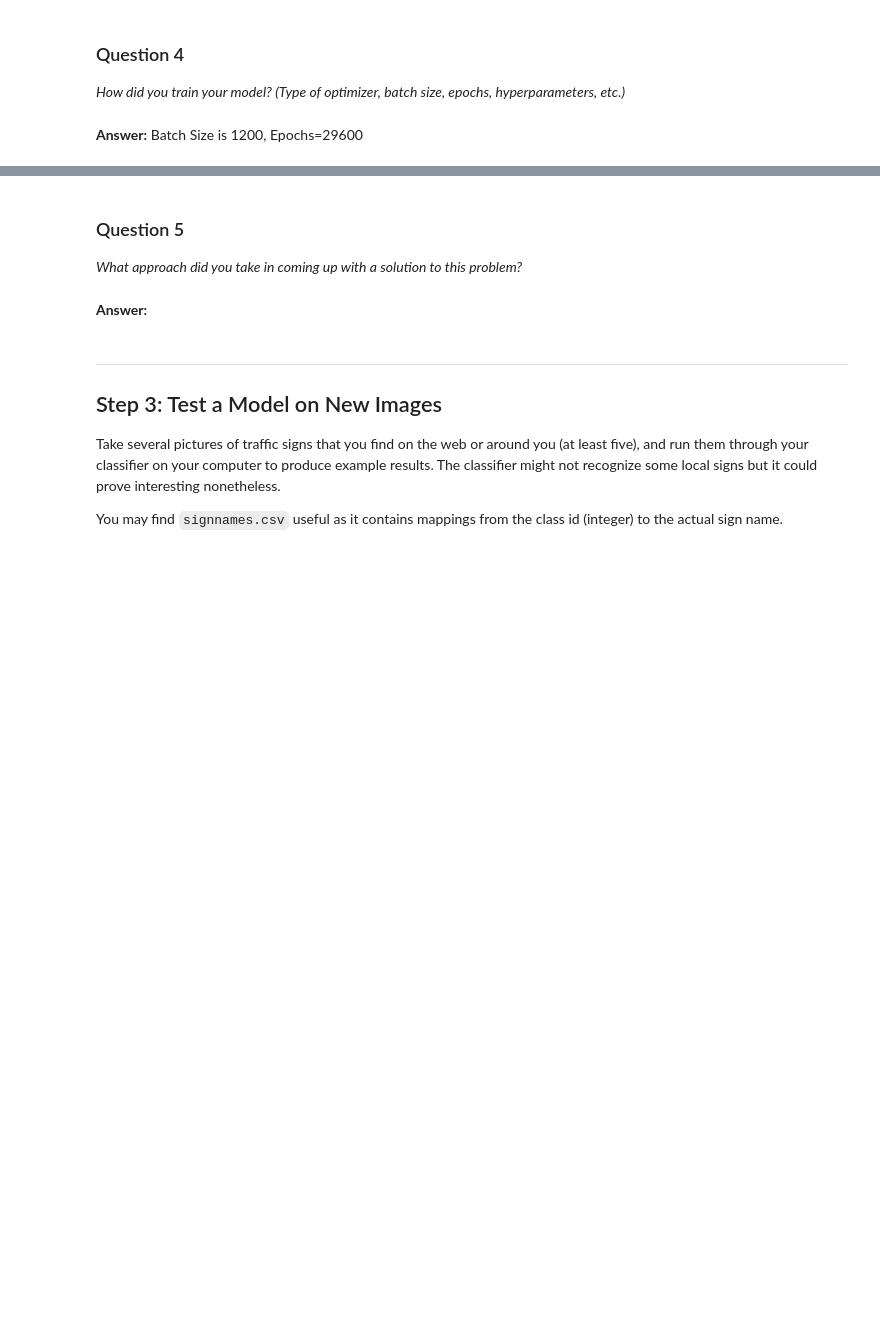
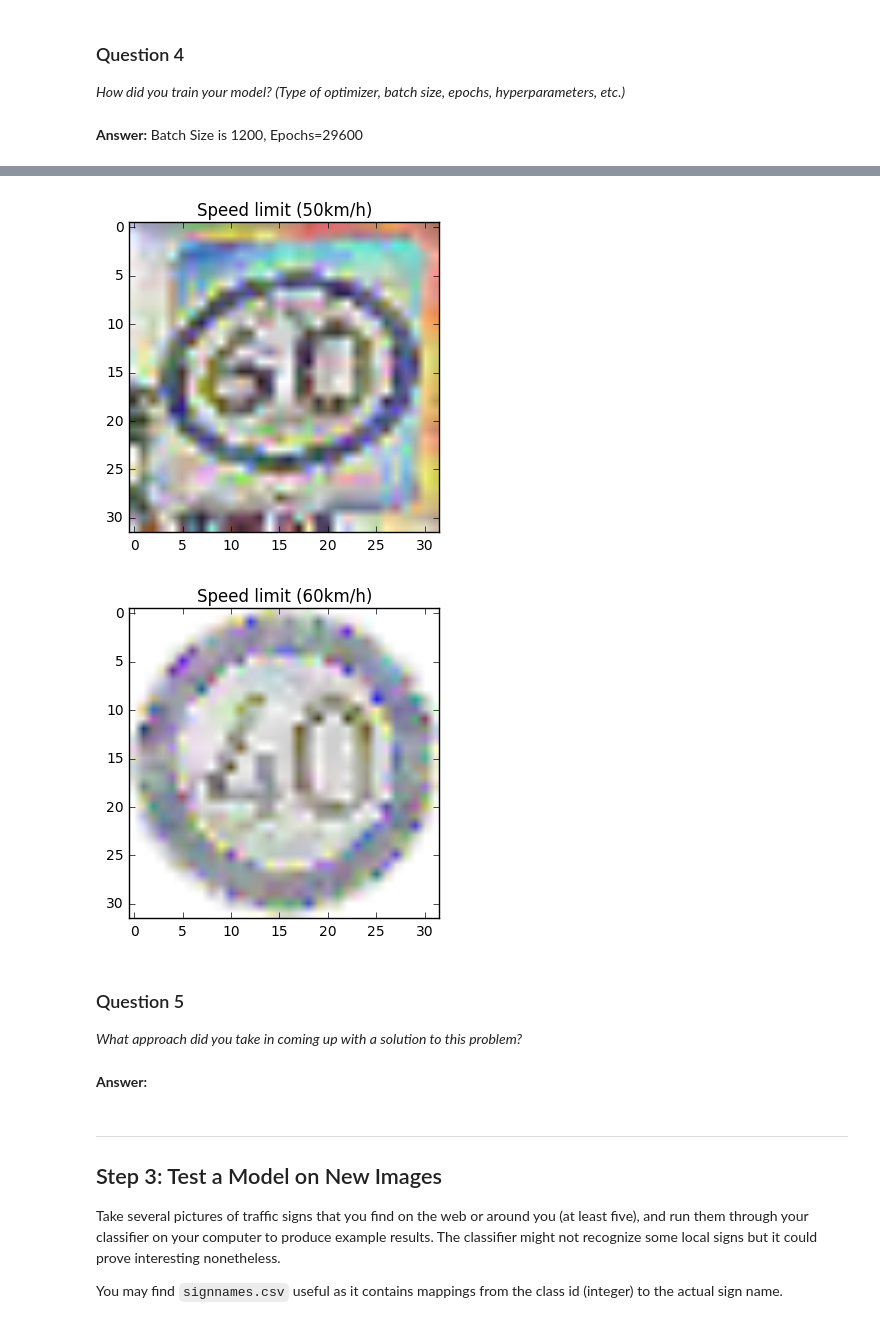
Before and after one commit to chinnikrishna/TrafficSignClassifier, a Jupyter notebook: Traffic_Signs_Recognition.ipynb, the cells around one changed output, grey strips where cells are left out. Saved outputs shown, nothing was run; the diff lists cells and outputs as text; code cells hidden in the pictures; blank space fills up the shorter version.

```diff
--- a/Traffic_Signs_Recognition.ipynb
+++ b/Traffic_Signs_Recognition.ipynb
@@ -548,0 +359,15 @@ _What does your final architecture look like? (Type of model, layers, sizes, con
+# %%
+#PlaceHolder for Image
+ImgPH=tf.placeholder(tf.float32,[None,32,32,3])
+#Placeholders for Labels
+LabelPH_OHE  =tf.placeholder(tf.float32,[None,NumClasses])
+LabelPH_Plain=tf.placeholder(tf.float32,[None])
+# %%
+#Running through network
+NetworkOpt=AlexNet(ImgPH)
+#Applying Softmax to predict
+ClassPredOHE = tf.nn.softmax(NetworkOpt)
+#Selecting the highest probability to get normal lable
+ClassPred    = tf.argmax(ClassPredOHE, dimension=1)
+#Casting
+ClassPred    = tf.cast(ClassPred,tf.float32)
@@ -556,3 +479,30 @@ Batch Size is 1200, Epochs=29600
+# %%
+
+def ClassifyImg(ImgName):
+    dim=(32,32)
+    Image=cv2.imread(ImgName)
+    #Image=cv2.cvtColor(Image,cv2.COLOR_BGR2YUV)
+    Image=cv2.resize(Image,dim,cv2.INTER_CUBIC)
+    clahe=cv2.createCLAHE(clipLimit=2.0, tileGridSize=(8,8))
+    Image[:,:,0]=cv2.equalizeHist(Image[:,:,0])
+    Image[:,:,1]=cv2.equalizeHist(Image[:,:,1])
+    Image[:,:,2]=cv2.equalizeHist(Image[:,:,2])
+    Image[:,:,0]=clahe.apply(Image[:,:,0])
+    Image[:,:,1]=clahe.apply(Image[:,:,1])
+    Image[:,:,2]=clahe.apply(Image[:,:,2])
+    TestDict={ImgPH:[Image,Image],LabelPH_OHE:TestLabelsOHE}
+    Val=session.run(ClassPred,TestDict)
+    Val=Val.astype(int)
+    plt.figure()
+    plt.imshow(Image)
+    plt.title(Labels[Val[0]][1])
+#ClassifyImg("rdwork.jpg")
+#ClassifyImg("stop_test.jpg")
+ClassifyImg("60mph.jpg")
+ClassifyImg("40mph.jpg")
+# %% [output]
+[figure, added]
+[figure, added]
 # %% [markdown]
 ### Question 5
 
```
Also changed, not shown: parts of 35 cells of this notebook.
